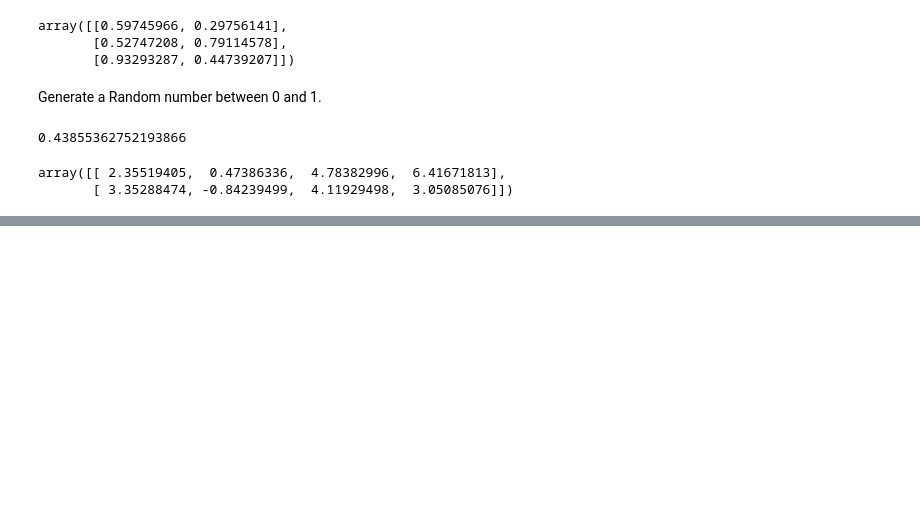
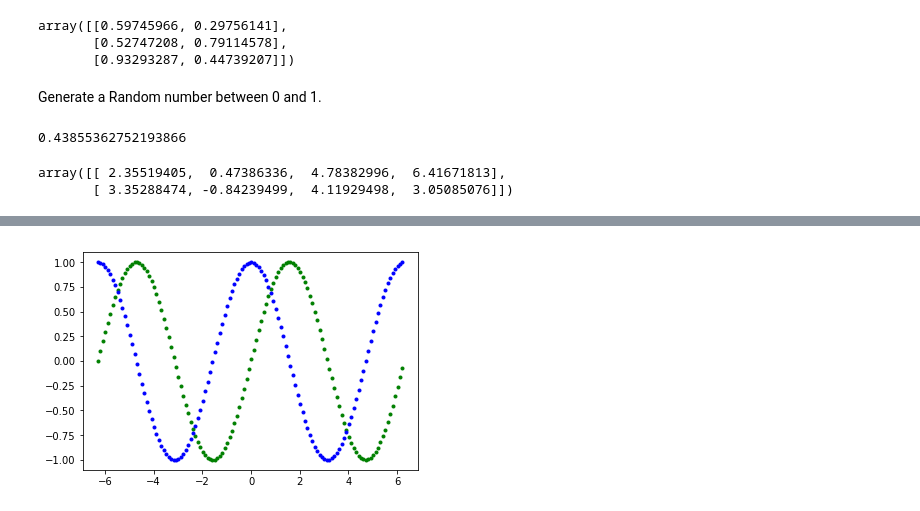
Before and after one commit to Michael-Kidd/4th-Year---Emerging-Technology, a Jupyter notebook: NumPy Notebook.ipynb, the cells around one changed output, grey strips where cells are left out. Drawn from its saved outputs; the diff is of its cells as text; code cells hidden in the pictures; blank space fills up the shorter version.

```diff
--- a/NumPy Notebook.ipynb
+++ b/NumPy Notebook.ipynb
@@ -27,0 +57,9 @@ array([[ 2.35519405,  0.47386336,  4.78382996,  6.41671813],
+# %%
+x = np.arange(-2.0 * np.pi, 2.0 * np.pi, 0.1)
+
+plt.plot(x, np.sin(x), 'g.')
+plt.plot(x, np.cos(x), 'b.')
+
+plt.show()
+# %% [output]
+[figure, added]
```
Also changed, not shown: parts of 4 cells of this notebook.
